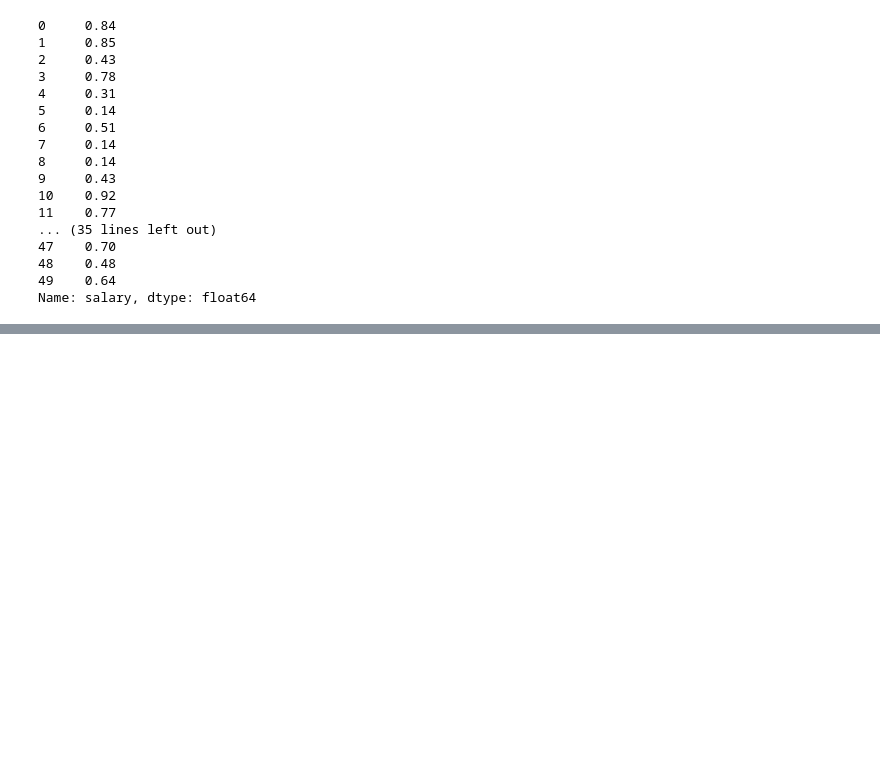
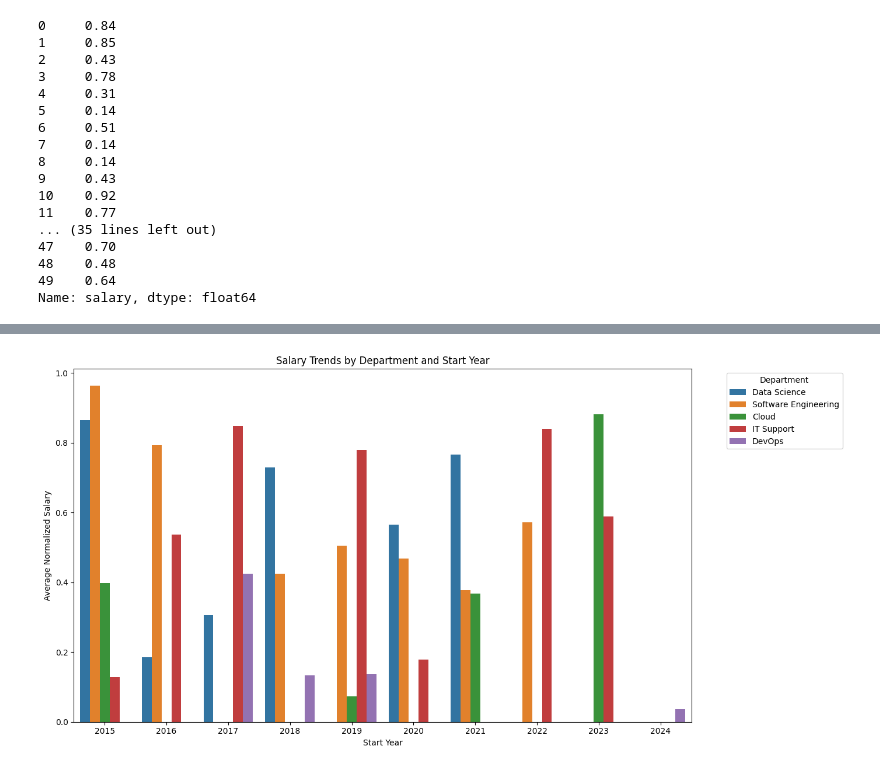
Before and after one commit to Hasyashri/PROG8245_MLP, a Jupyter notebook: MLP_LAB_3.ipynb, the cells around one changed output, grey strips where cells are left out. Saved outputs shown, nothing was run; the diff lists cells and outputs as text; code cells hidden in the pictures; blank space fills up the shorter version.

```diff
--- a/MLP_LAB_3.ipynb
+++ b/MLP_LAB_3.ipynb
@@ -348,0 +514,18 @@ Name: salary, dtype: float64
+# %%
+# Multi-facet bar chart: Salary trends by department and year
+plt.figure(figsize=(14, 7))
+sns.barplot(
+    data=df_merged,
+    x='start_year',
+    y='salary',
+    hue='department_name',
+    errorbar=None
+)
+plt.title('Salary Trends by Department and Start Year')
+plt.xlabel('Start Year')
+plt.ylabel('Average Normalized Salary')
+plt.legend(title='Department', bbox_to_anchor=(1.05, 1), loc='upper left')
+plt.tight_layout()
+plt.show()
+# %% [output]
+[figure, added]
```
Also changed, not shown: parts of 18 cells of this notebook, 1 other file.
